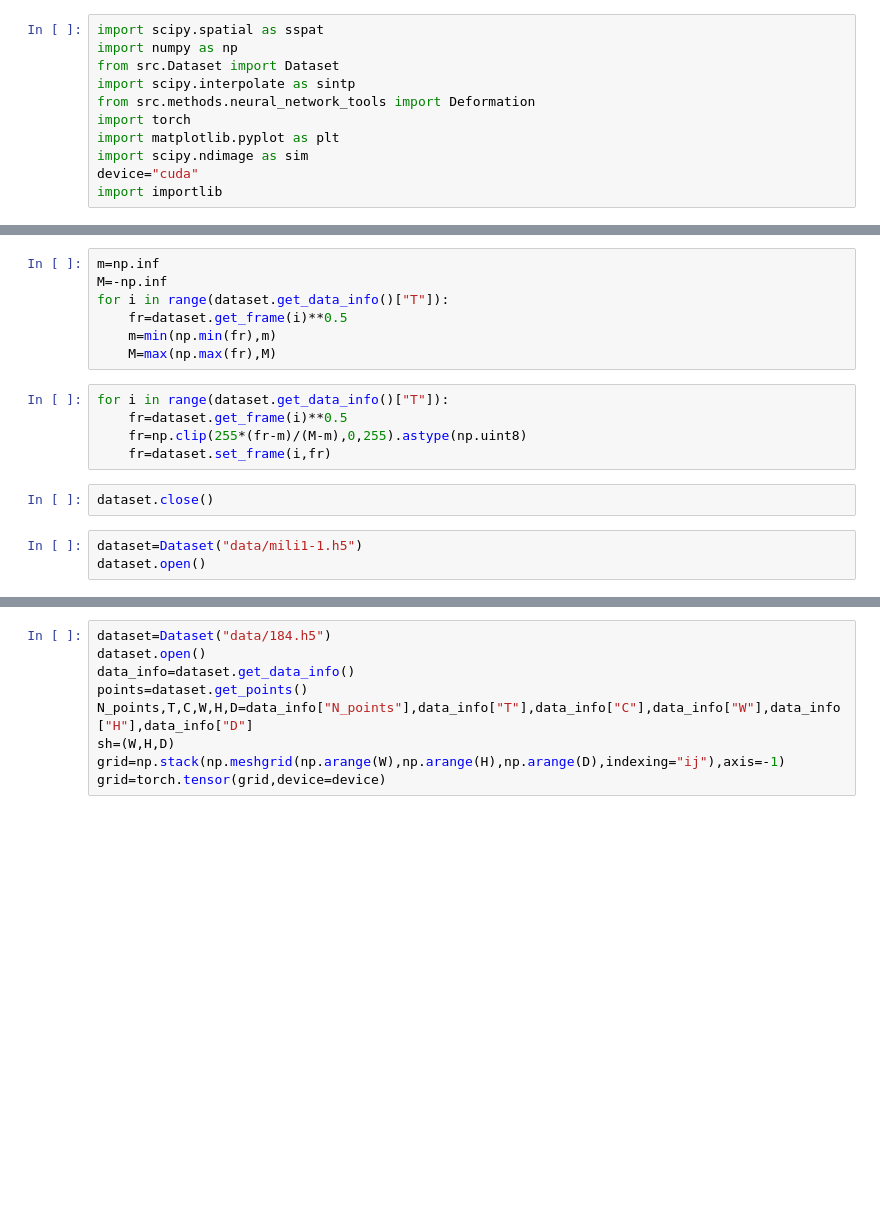
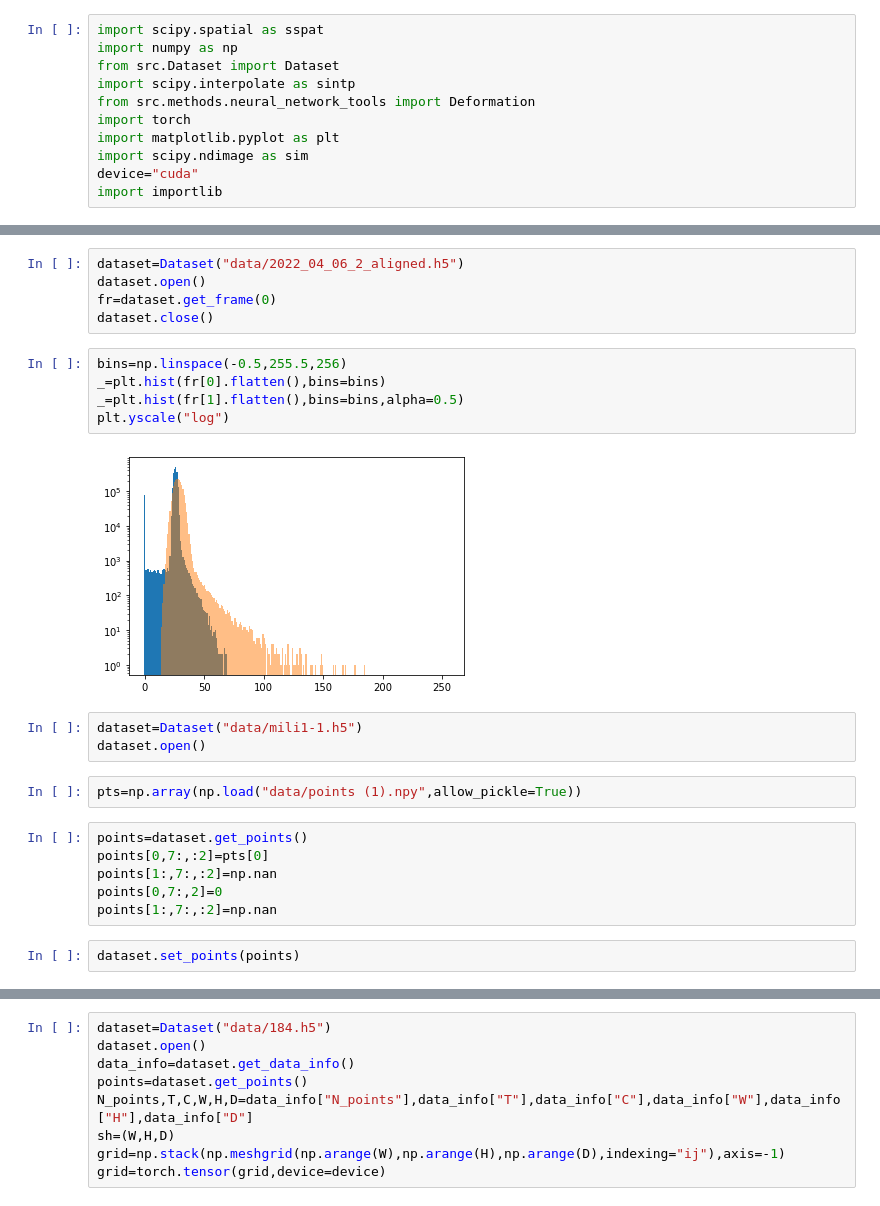
Before and after one commit to cfpark00/TrackingGUI, a Jupyter notebook: tester.ipynb, the cells around one changed output, grey strips where cells are left out. Cells and saved outputs as stored; diff of their text form; blank space fills up the shorter version.

```diff
--- a/tester.ipynb
+++ b/tester.ipynb
@@ -63,17 +12,25 @@ dataset.open()
-# %%
-m=np.inf
-M=-np.inf
-for i in range(dataset.get_data_info()["T"]):
-    fr=dataset.get_frame(i)**0.5
-    m=min(np.min(fr),m)
-    M=max(np.max(fr),M)
-# %%
-for i in range(dataset.get_data_info()["T"]):
-    fr=dataset.get_frame(i)**0.5
-    fr=np.clip(255*(fr-m)/(M-m),0,255).astype(np.uint8)
-    fr=dataset.set_frame(i,fr)
-# %%
-dataset.close()
-# %%
-dataset=Dataset("data/mili1-1.h5")
-dataset.open()
+# %%
+dataset=Dataset("data/2022_04_06_2_aligned.h5")
+dataset.open()
+fr=dataset.get_frame(0)
+dataset.close()
+# %%
+bins=np.linspace(-0.5,255.5,256)
+_=plt.hist(fr[0].flatten(),bins=bins)
+_=plt.hist(fr[1].flatten(),bins=bins,alpha=0.5)
+plt.yscale("log")
+# %% [output]
+[figure, added]
+# %%
+dataset=Dataset("data/mili1-1.h5")
+dataset.open()
+# %%
+pts=np.array(np.load("data/points (1).npy",allow_pickle=True))
+# %%
+points=dataset.get_points()
+points[0,7:,:2]=pts[0]
+points[1:,7:,:2]=np.nan
+points[0,7:,2]=0
+points[1:,7:,:2]=np.nan
+# %%
+dataset.set_points(points)
```
Also changed, not shown: parts of 40 cells of this notebook, 5 other files.
